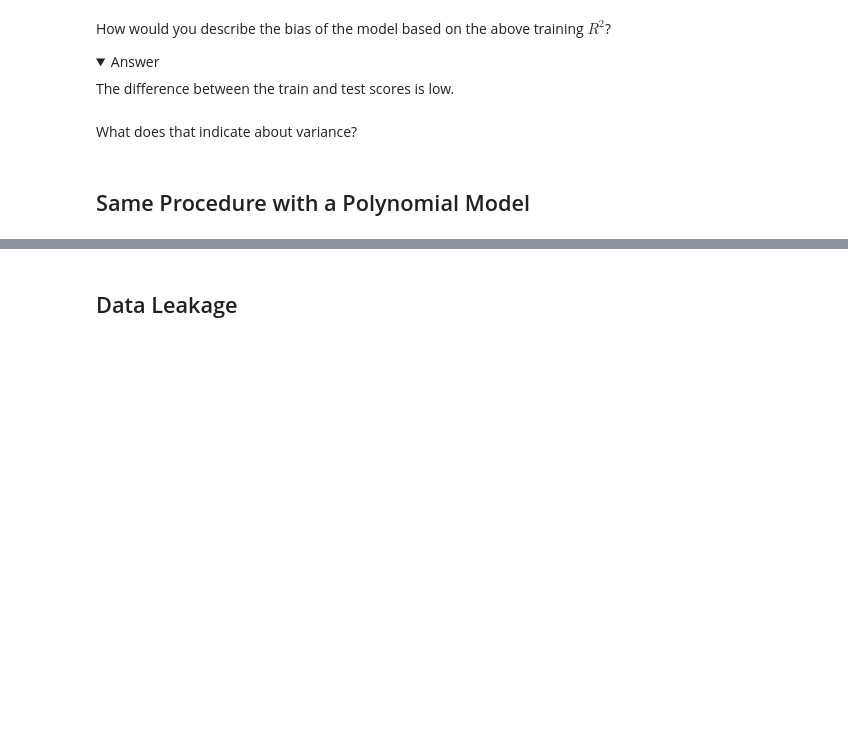
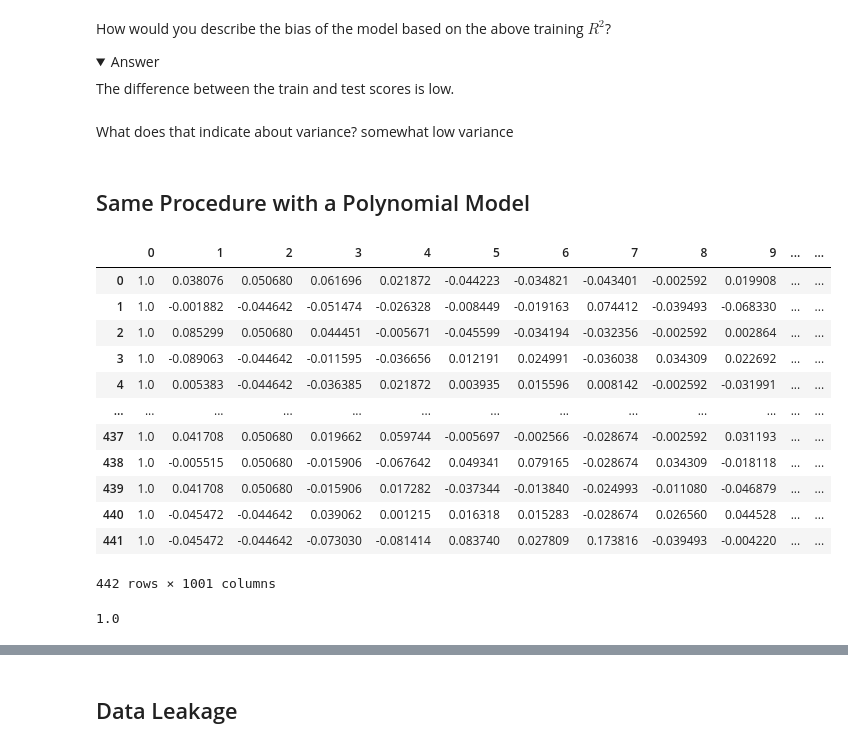
Before and after one commit to rbdaly16/NATL-DS-Live-062623, a Jupyter notebook: Phase3/Lectures/08_Model_Validation_Data_Leakage.ipynb, the cells around one changed output, grey strips where cells are left out. Saved outputs shown, nothing was run; the diff lists cells and outputs as text; code cells hidden in the pictures; folded sections open; blank space fills up the shorter version.

```diff
--- a/Phase3/Lectures/08_Model_Validation_Data_Leakage.ipynb
+++ b/Phase3/Lectures/08_Model_Validation_Data_Leakage.ipynb
@@ -233,6 +302,7 @@ How would you describe the bias of the model based on the above training $R^2$?
     </details>
 # %% [markdown]
 What does that indicate about variance?
+somewhat low variance
 # %% [markdown]
 ## Same Procedure with a Polynomial Model
 # %%
@@ -243,9 +313,25 @@ X_poly = pd.DataFrame(
                       )
 
 y = df.target
+# %%
+X_poly
+# %% [output]
+|  | 0 | 1 | 2 | 3 | 4 | 5 | 6 | 7 | 8 | 9 | ... | ... |
+| 0 | 1.0 | 0.038076 | 0.050680 | 0.061696 | 0.021872 | -0.044223 | -0.034821 | -0.043401 | -0.002592 | 0.019908 | ... | ... |
+| 1 | 1.0 | -0.001882 | -0.044642 | -0.051474 | -0.026328 | -0.008449 | -0.019163 | 0.074412 | -0.039493 | -0.068330 | ... | ... |
+| 2 | 1.0 | 0.085299 | 0.050680 | 0.044451 | -0.005671 | -0.045599 | -0.034194 | -0.032356 | -0.002592 | 0.002864 | ... | ... |
+| 3 | 1.0 | -0.089063 | -0.044642 | -0.011595 | -0.036656 | 0.012191 | 0.024991 | -0.036038 | 0.034309 | 0.022692 | ... | ... |
+| 4 | 1.0 | 0.005383 | -0.044642 | -0.036385 | 0.021872 | 0.003935 | 0.015596 | 0.008142 | -0.002592 | -0.031991 | ... | ... |
+| ... | ... | ... | ... | ... | ... | ... | ... | ... | ... | ... | ... | ... |
+| 437 | 1.0 | 0.041708 | 0.050680 | 0.019662 | 0.059744 | -0.005697 | -0.002566 | -0.028674 | -0.002592 | 0.031193 | ... | ... |
+| 438 | 1.0 | -0.005515 | 0.050680 | -0.015906 | -0.067642 | 0.049341 | 0.079165 | -0.028674 | 0.034309 | -0.018118 | ... | ... |
+| 439 | 1.0 | 0.041708 | 0.050680 | -0.015906 | 0.017282 | -0.037344 | -0.013840 | -0.024993 | -0.011080 | -0.046879 | ... | ... |
+| 440 | 1.0 | -0.045472 | -0.044642 | 0.039062 | 0.001215 | 0.016318 | 0.015283 | -0.028674 | 0.026560 | 0.044528 | ... | ... |
+| 441 | 1.0 | -0.045472 | -0.044642 | -0.073030 | -0.081414 | 0.083740 | 0.027809 | 0.173816 | -0.039493 | -0.004220 | ... | ... |
+442 rows × 1001 columns
 # %%
 X_train, X_test, y_train, y_test = train_test_split(X_poly, y,
-                                                    test_size=0.2,
+                                                    test_size=0.25,
                                                     random_state=42)
 lr_poly = LinearRegression()
 
@@ -253,5 +339,7 @@ lr_poly = LinearRegression()
 lr_poly.fit(X_train, y_train)
 
 lr_poly.score(X_train, y_train)
+# %% [output]
+1.0
 # %%
 lr_poly.score(X_test, y_test)
```
Also changed, not shown: parts of 45 cells of this notebook, 1 other file.
